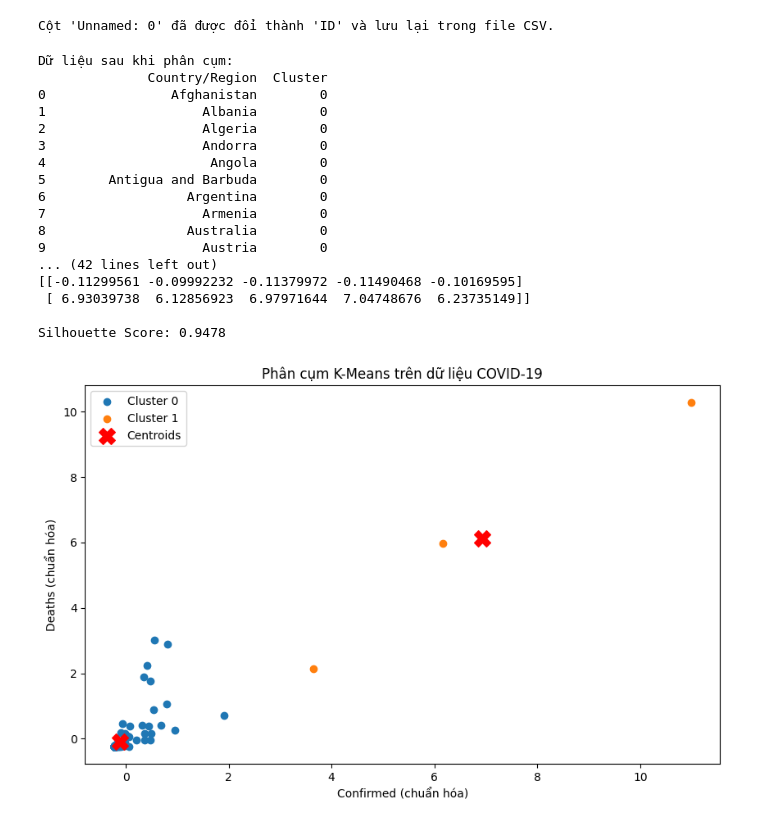
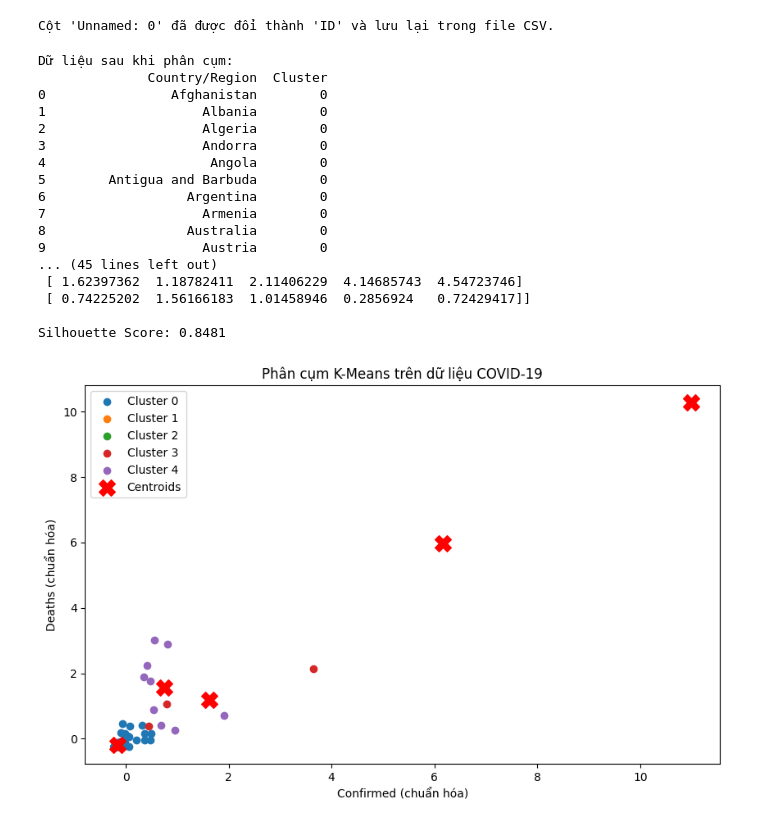
Before and after one commit to Lokey2411/data-mining-final-mission, a Jupyter notebook: kmeans.ipynb, the cells around one changed output. Saved outputs shown, nothing was run; the diff lists cells and outputs as text; code cells hidden in the pictures.

```diff
--- a/kmeans.ipynb
+++ b/kmeans.ipynb
@@ -50,7 +50,7 @@ from sklearn.cluster import KMeans
 from sklearn.metrics import silhouette_score
 
 # Đọc dữ liệu
-file_path = "G:/DATA/nv3/country_wise_latest.csv"
+file_path = "country_wise_latest.csv"
 data = pd.read_csv(file_path)
 
 # Chọn các cột số liệu và xử lý giá trị thiếu
@@ -62,7 +62,7 @@ features = data[numerical_features].values
 features = (features - features.mean(axis=0)) / features.std(axis=0)
 
 # Khởi tạo số cụm (k) và sử dụng KMeans++
-k = 2 # Bạn có thể điều chỉnh số cụm theo Elbow Method
+k = 5 # Bạn có thể điều chỉnh số cụm theo Elbow Method
 kmeans = KMeans(n_clusters=k, init='k-means++', random_state=42, max_iter=300)
 clusters = kmeans.fit_predict(features)
 
@@ -93,36 +93,36 @@ plt.ylabel("Deaths (chuẩn hóa)")
 plt.legend()
 plt.show()
 
 # Sử dụng Elbow Method để chọn số cụm tối ưu (nếu cần)
 distortions = []
 for i in range(1, 11):
     kmeans_temp = KMeans(n_clusters=i, init='k-means++', random_state=42, max_iter=300)
     kmeans_temp.fit(features)
     distortions.append(kmeans_temp.inertia_)
 
 plt.figure(figsize=(8, 5))
 plt.plot(range(1, 11), distortions, marker='o')
 plt.xlabel('Số cụm (k)')
 plt.ylabel('Distortion (Inertia)')
 plt.title('Elbow Method để chọn số cụm tối ưu')
 plt.show()
 # %% [output]
 Dữ liệu sau khi phân cụm:
               Country/Region  Cluster
 0                Afghanistan        0
 1                    Albania        0
 2                    Algeria        0
 3                    Andorra        0
 4                     Angola        0
 5        Antigua and Barbuda        0
 6                  Argentina        0
 7                    Armenia        0
 8                  Australia        0
 9                    Austria        0
-... (42 lines left out)
-[[-0.11299561 -0.09992232 -0.11379972 -0.11490468 -0.10169595]
- [ 6.93039738  6.12856923  6.97971644  7.04748676  6.23735149]]
+... (45 lines left out)
+ [ 1.62397362  1.18782411  2.11406229  4.14685743  4.54723746]
+ [ 0.74225202  1.56166183  1.01458946  0.2856924   0.72429417]]
 
-Silhouette Score: 0.9478
+Silhouette Score: 0.8481
-[figure, old version]
+[figure, new version]
 [figure]
```
Also changed, not shown: parts of 2 cells of this notebook, 1 other file.
